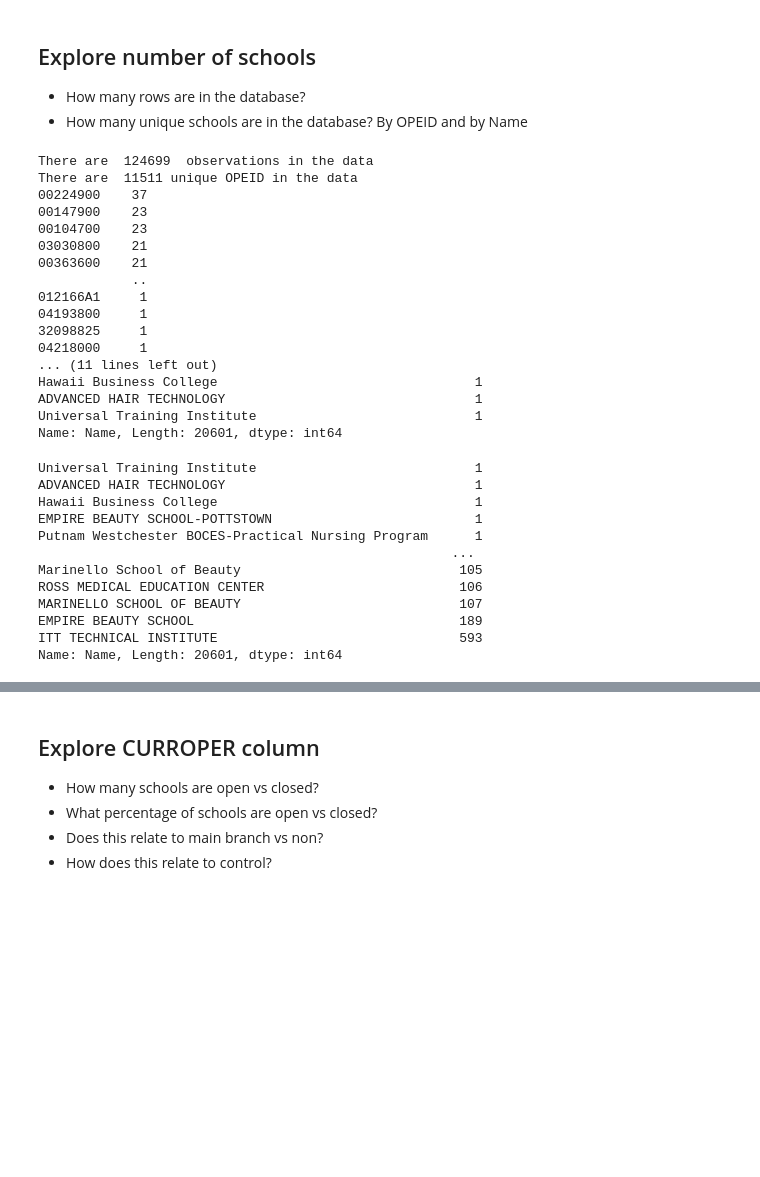
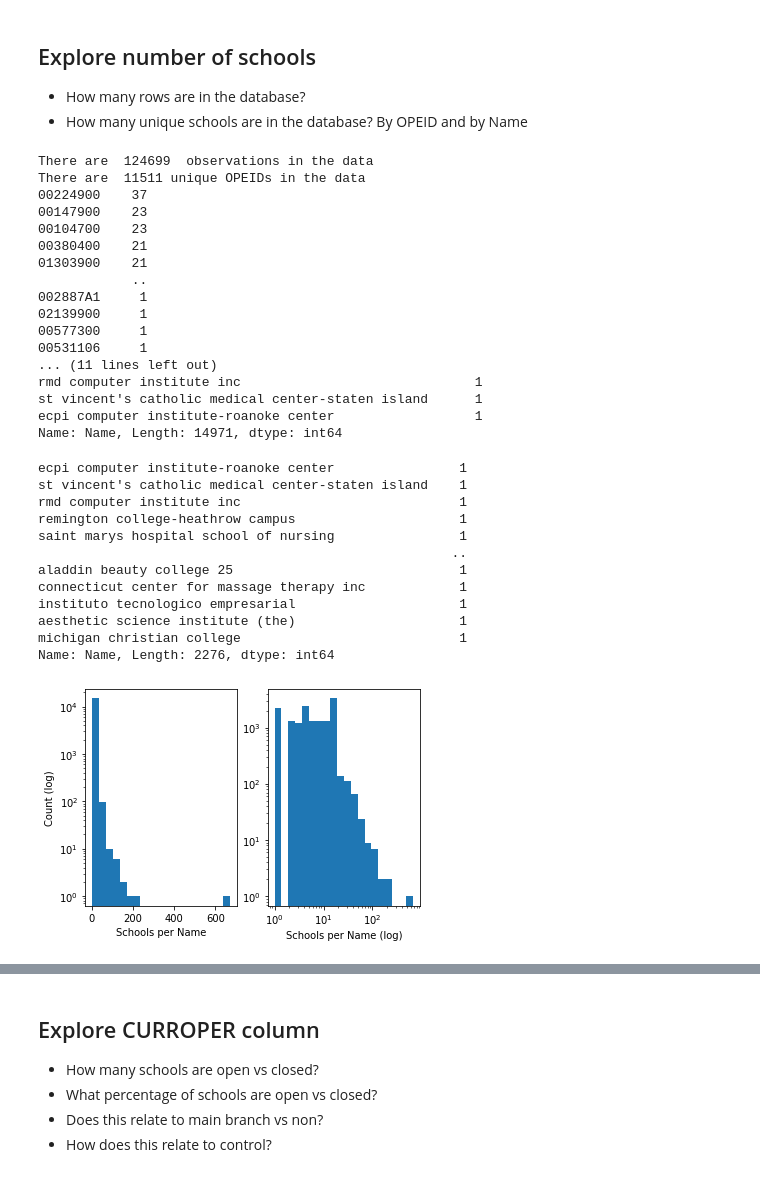
Before and after one commit to kregier/Springboard, a Jupyter notebook: Capstone2/CollegeScorecard-EDA.ipynb, the cells around one changed output, grey strips where cells are left out. Saved outputs shown, nothing was run; the diff lists cells and outputs as text; code cells hidden in the pictures; blank space fills up the shorter version.

```diff
--- a/Capstone2/CollegeScorecard-EDA.ipynb
+++ b/Capstone2/CollegeScorecard-EDA.ipynb
@@ -101,44 +101,64 @@ print("There are ", n_data, " observations in the data")
 
 
 n_opeid = data["OPEID"].nunique()
-print("There are ", n_opeid, "unique OPEID in the data")
+print("There are ", n_opeid, "unique OPEIDs in the data")
 print(data.OPEID.value_counts())
 
-
+data['Name'] = data['Name'].str.lower()
 n_schools = data['Name'].nunique()
 print("There are ", n_schools, "unique school names in the data")
 print(data.Name.value_counts())
 # %% [output]
 There are  124699  observations in the data
-There are  11511 unique OPEID in the data
+There are  11511 unique OPEIDs in the data
 00224900    37
 00147900    23
 00104700    23
-03030800    21
-00363600    21
+00380400    21
+01303900    21
             ..
-012166A1     1
-04193800     1
-32098825     1
-04218000     1
+002887A1     1
+02139900     1
+00577300     1
+00531106     1
 ... (11 lines left out)
-Hawaii Business College                                 1
-ADVANCED HAIR TECHNOLOGY                                1
-Universal Training Institute                            1
-Name: Name, Length: 20601, dtype: int64
+rmd computer institute inc                              1
+st vincent's catholic medical center-staten island      1
+ecpi computer institute-roanoke center                  1
+Name: Name, Length: 14971, dtype: int64
 # %%
 #How many school names are unique - occur only once in the database?
-print(data.Name.value_counts(ascending = True))
+unique_names = data.Name.value_counts(ascending = True)[data.Name.value_counts()==1]
+print(unique_names)
 # %% [output]
-Universal Training Institute                            1
-ADVANCED HAIR TECHNOLOGY                                1
-Hawaii Business College                                 1
-EMPIRE BEAUTY SCHOOL-POTTSTOWN                          1
-Putnam Westchester BOCES-Practical Nursing Program      1
-                                                     ...
-Marinello School of Beauty                            105
-ROSS MEDICAL EDUCATION CENTER                         106
-MARINELLO SCHOOL OF BEAUTY                            107
-EMPIRE BEAUTY SCHOOL                                  189
-ITT TECHNICAL INSTITUTE                               593
-Name: Name, Length: 20601, dtype: int64
+ecpi computer institute-roanoke center                1
+st vincent's catholic medical center-staten island    1
+rmd computer institute inc                            1
+remington college-heathrow campus                     1
+saint marys hospital school of nursing                1
+                                                     ..
+aladdin beauty college 25                             1
+connecticut center for massage therapy inc            1
+instituto tecnologico empresarial                     1
+aesthetic science institute (the)                     1
+michigan christian college                            1
+Name: Name, Length: 2276, dtype: int64
+# %%
+#Plot histogram of number of schools per Name
+plt.subplot(1, 2, 1)
+#plt.hist(data['Name'].value_counts())
+hist, bins, _ = plt.hist(data['Name'].value_counts(), bins=20)
+plt.xlabel('Schools per Name')
+plt.ylabel('Count (log)')
+plt.yscale('log')
+
+plt.subplot(1, 2, 2)
+# Converted to logarithmic scale
+logbins = np.logspace(np.log10(bins[0]),np.log10(bins[-1]),len(bins))
+plt.hist(data['Name'].value_counts(), bins=logbins)
+plt.xlabel('Schools per Name (log)')
+plt.xscale('log')
+plt.yscale('log')
+plt.show()
+# %% [output]
+[figure, added]
```
Also changed, not shown: parts of 11 cells of this notebook.
